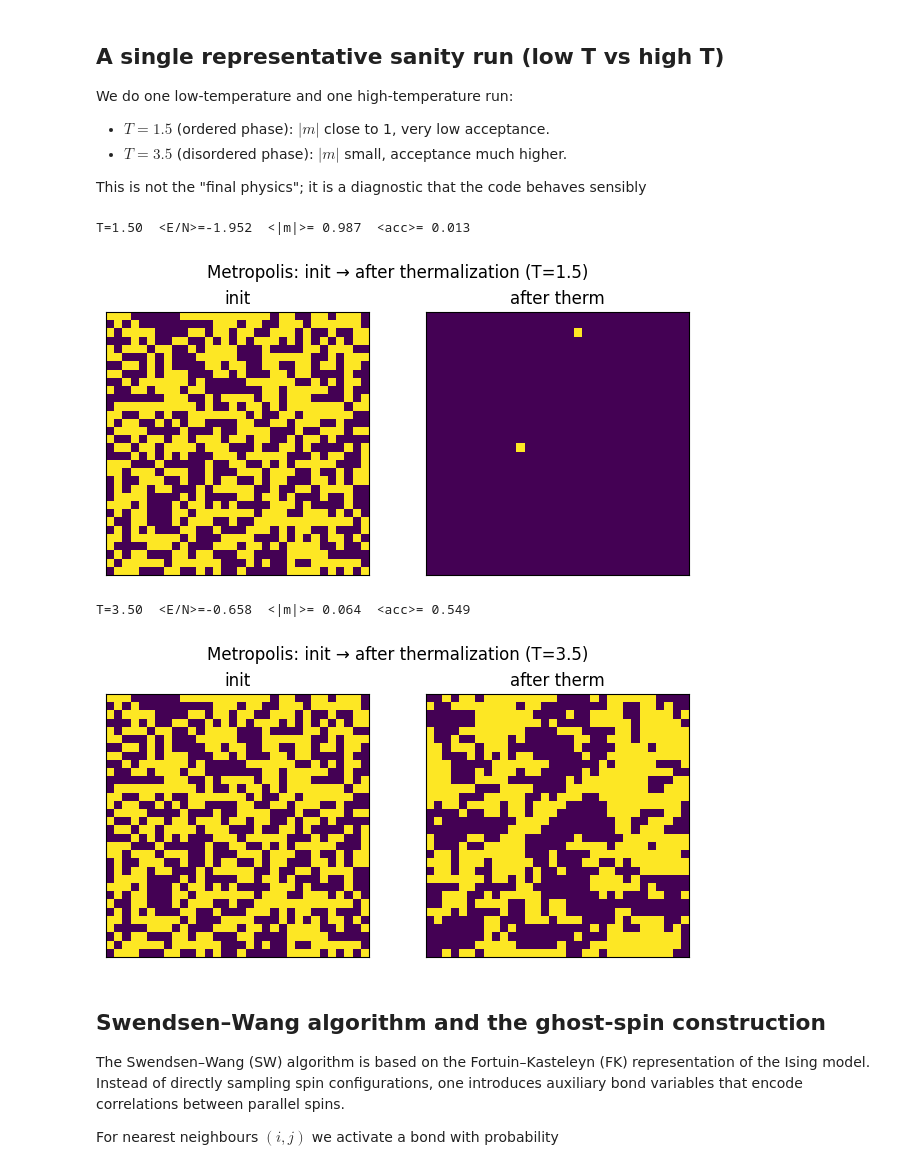
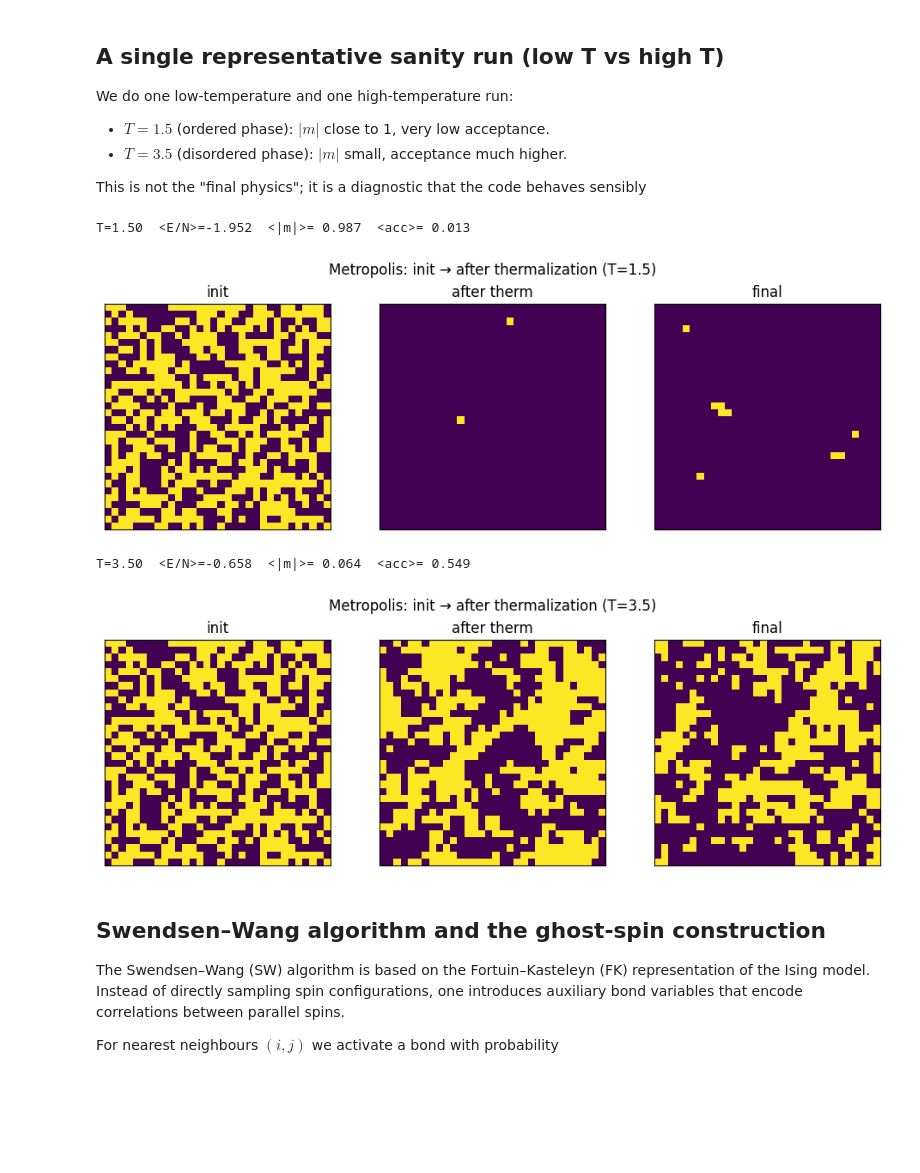
Before and after one commit to TimurHolikov/monte-carlo-methods, a Jupyter notebook: Final project/ising.ipynb, the cells around one changed output. Drawn from its saved outputs; the diff is of its cells as text; code cells hidden in the pictures; blank space fills up the shorter version.

Commit message:
finalize 2d ising model implementation

```diff
--- a/Final project/ising.ipynb
+++ b/Final project/ising.ipynb
@@ -252,6 +260,7 @@ def run_metropolis(
     meas_snaps = {}
     snap_set = set(snapshot_at)
 
+    t0 = time.perf_counter()
     for t in range(n_meas):
         acc[t] = metropolis_sweep(spins, nbrs, beta, rng, J=J, h=h)
 
@@ -262,7 +271,9 @@ def run_metropolis(
 
         if t in snap_set:
             meas_snaps[t] = spins.copy()
+    t1 = time.perf_counter()
 
+    snaps["final"] = spins.copy()
     return {
         "algo": "metropolis",
         "T": float(T),
@@ -275,6 +286,8 @@ def run_metropolis(
         "time_unit": "sweep",
         "snapshots": snaps,
         "meas_snapshots": meas_snaps,
+        "wall_time_meas_s": float(t1 - t0),
+        "n_meas": int(n_meas),
     }
 # %% [markdown]
 ## A single representative sanity run (low T vs high T)
@@ -288,29 +301,29 @@ This is not the "final physics"; it is a diagnostic that the code behaves sensib
 # %%
 Lx = 32
 Ly = 32
 bonds = build_bonds(Lx, Ly)
 nbrs  = build_neighbours(Lx, Ly)
 
 for T in (1.5, 3.5):
     met = run_metropolis(
         T, bonds, nbrs,
         n_therm=2000, n_meas=2000,
         init="random", seed=0,
         snapshot_at=(0, 200, 800, 1999),
     )
     print(f"T={T:.2f}  <E/N>={met['E'].mean(): .3f}  <|m|>={met['abs_m'].mean(): .3f}  <acc>={met['acc'].mean(): .3f}")
 
     plot_snapshots(
-        [met["snapshots"]["init"], met["snapshots"]["after_therm"]],
-        ["init", "after therm"],
+        [met["snapshots"]["init"], met["snapshots"]["after_therm"], met["snapshots"]["final"]],
+        ["init", "after therm", "final"],
         Lx, Ly,
         suptitle=f"Metropolis: init → after thermalization (T={T})",
     )
 # %% [output]
 T=1.50  <E/N>=-1.952  <|m|>= 0.987  <acc>= 0.013
-[figure, old version]
+[figure, new version]
 T=3.50  <E/N>=-0.658  <|m|>= 0.064  <acc>= 0.549
-[figure, old version]
+[figure, new version]
 # %% [markdown]
 ## Swendsen–Wang algorithm and the ghost-spin construction
 
```
Also changed, not shown: parts of 13 cells of this notebook.
